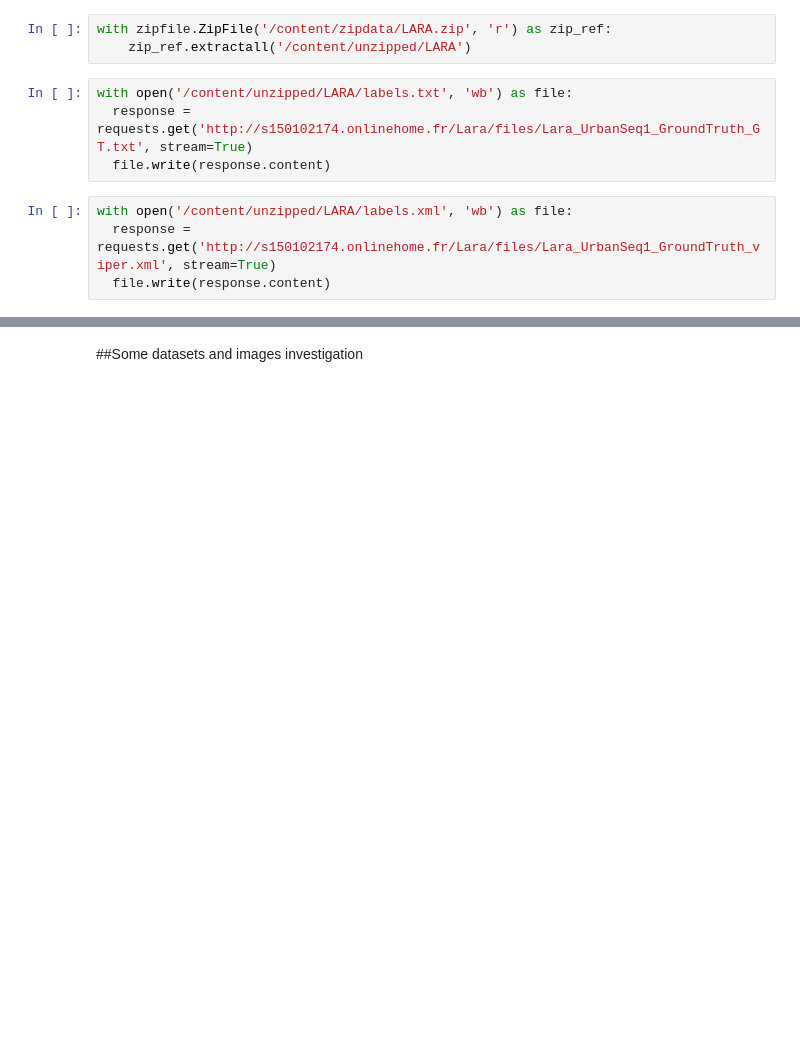
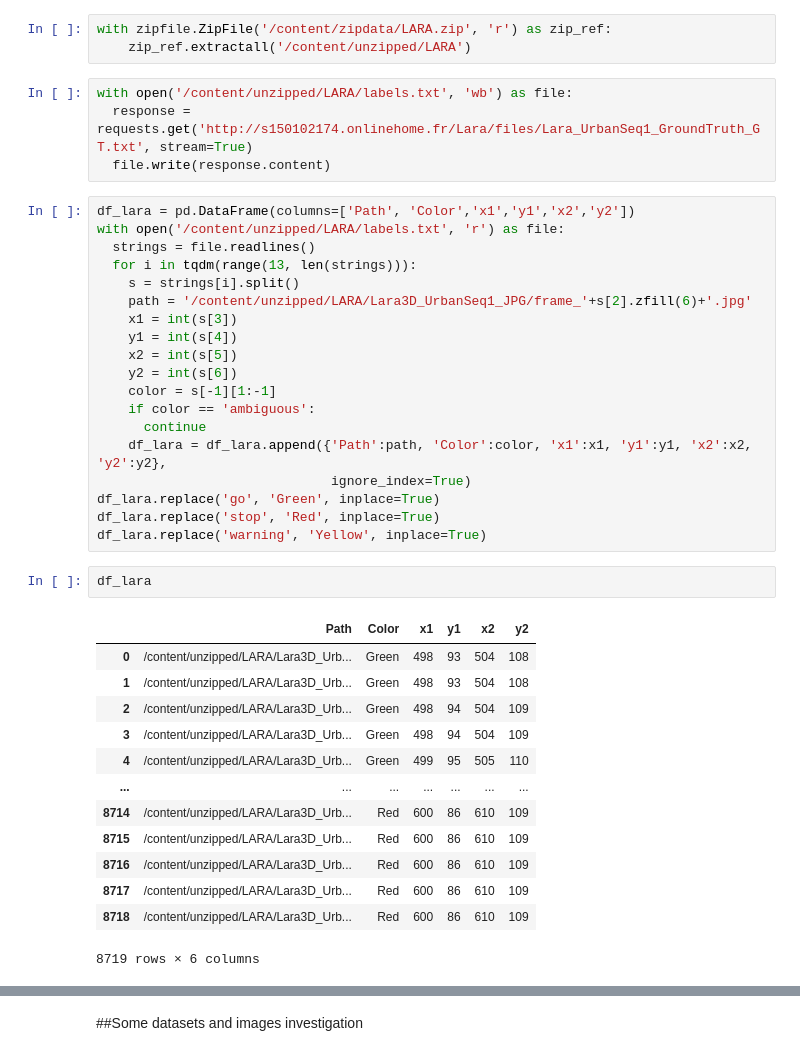
Before and after one commit to Likich/TipsTricks_Project_TrLights, a Jupyter notebook: TipsTricks_Datasets.ipynb, the cells around one changed output, grey strips where cells are left out. Cells and saved outputs as stored; diff of their text form; blank space fills up the shorter version.

```diff
--- a/TipsTricks_Datasets.ipynb
+++ b/TipsTricks_Datasets.ipynb
@@ -208,10 +223,41 @@ with zipfile.ZipFile('/content/zipdata/LARA.zip', 'r') as zip_ref:
 with open('/content/unzipped/LARA/labels.txt', 'wb') as file:
   response = requests.get('http://s150102174.onlinehome.fr/Lara/files/Lara_UrbanSeq1_GroundTruth_GT.txt', stream=True)
   file.write(response.content)
-# %%
-with open('/content/unzipped/LARA/labels.xml', 'wb') as file:
-  response = requests.get('http://s150102174.onlinehome.fr/Lara/files/Lara_UrbanSeq1_GroundTruth_viper.xml', stream=True)
-  file.write(response.content)
+# %%
+df_lara = pd.DataFrame(columns=['Path', 'Color','x1','y1','x2','y2'])
+with open('/content/unzipped/LARA/labels.txt', 'r') as file:
+  strings = file.readlines()
+  for i in tqdm(range(13, len(strings))):
+    s = strings[i].split()
+    path = '/content/unzipped/LARA/Lara3D_UrbanSeq1_JPG/frame_'+s[2].zfill(6)+'.jpg'
+    x1 = int(s[3])
+    y1 = int(s[4])
+    x2 = int(s[5])
+    y2 = int(s[6])
+    color = s[-1][1:-1]
+    if color == 'ambiguous':
+      continue
+    df_lara = df_lara.append({'Path':path, 'Color':color, 'x1':x1, 'y1':y1, 'x2':x2, 'y2':y2},
+                              ignore_index=True)
+df_lara.replace('go', 'Green', inplace=True)
+df_lara.replace('stop', 'Red', inplace=True)
+df_lara.replace('warning', 'Yellow', inplace=True)
+# %%
+df_lara
+# %% [output]
+|  | Path | Color | x1 | y1 | x2 | y2 |
+| 0 | /content/unzipped/LARA/Lara3D_Urb... | Green | 498 | 93 | 504 | 108 |
+| 1 | /content/unzipped/LARA/Lara3D_Urb... | Green | 498 | 93 | 504 | 108 |
+| 2 | /content/unzipped/LARA/Lara3D_Urb... | Green | 498 | 94 | 504 | 109 |
+| 3 | /content/unzipped/LARA/Lara3D_Urb... | Green | 498 | 94 | 504 | 109 |
+| 4 | /content/unzipped/LARA/Lara3D_Urb... | Green | 499 | 95 | 505 | 110 |
+| ... | ... | ... | ... | ... | ... | ... |
+| 8714 | /content/unzipped/LARA/Lara3D_Urb... | Red | 600 | 86 | 610 | 109 |
+| 8715 | /content/unzipped/LARA/Lara3D_Urb... | Red | 600 | 86 | 610 | 109 |
+| 8716 | /content/unzipped/LARA/Lara3D_Urb... | Red | 600 | 86 | 610 | 109 |
+| 8717 | /content/unzipped/LARA/Lara3D_Urb... | Red | 600 | 86 | 610 | 109 |
+| 8718 | /content/unzipped/LARA/Lara3D_Urb... | Red | 600 | 86 | 610 | 109 |
+8719 rows × 6 columns
 # %% [markdown]
 #Some info here
 Every dataset consists of 6 different columns:
```
Also changed, not shown: parts of 17 cells of this notebook.
